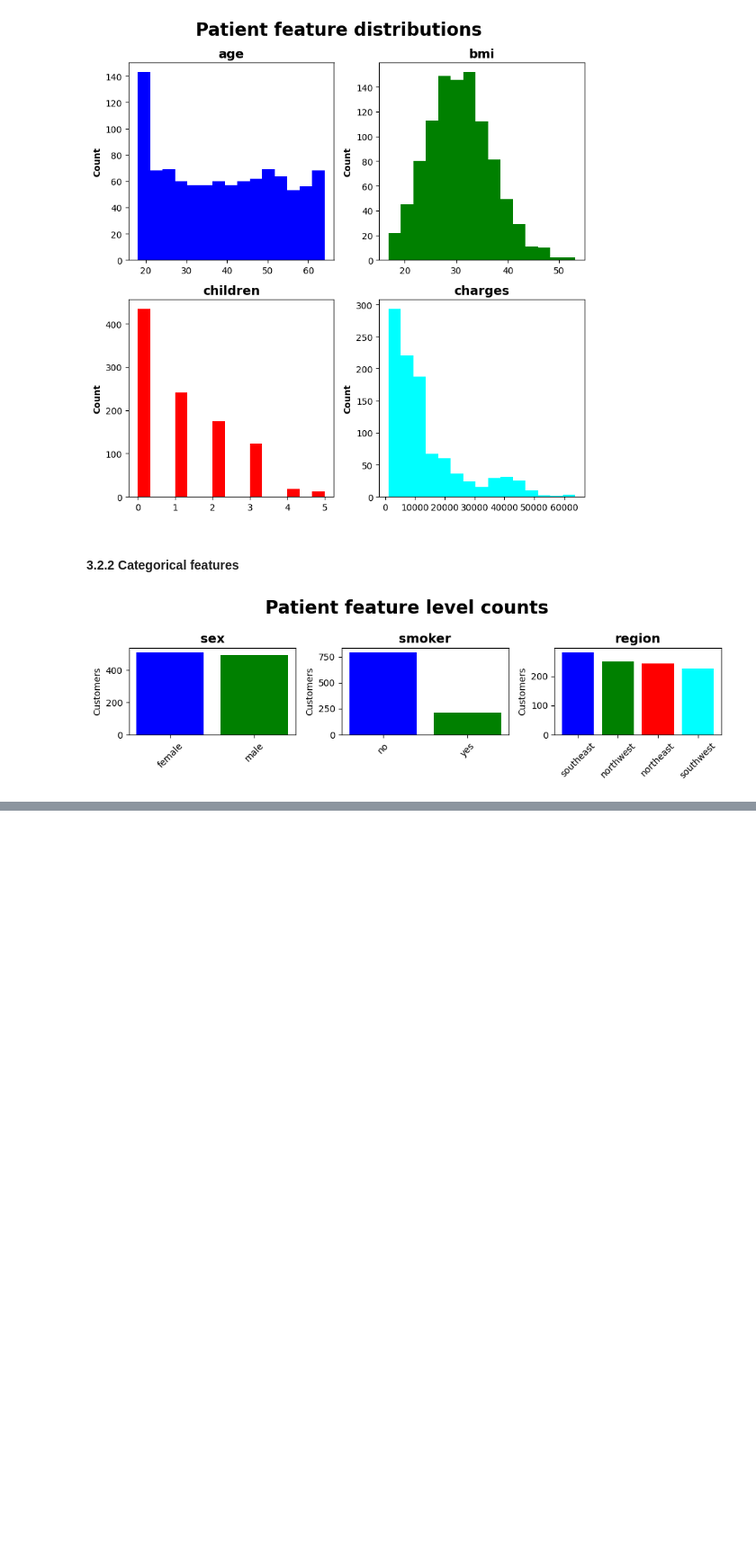
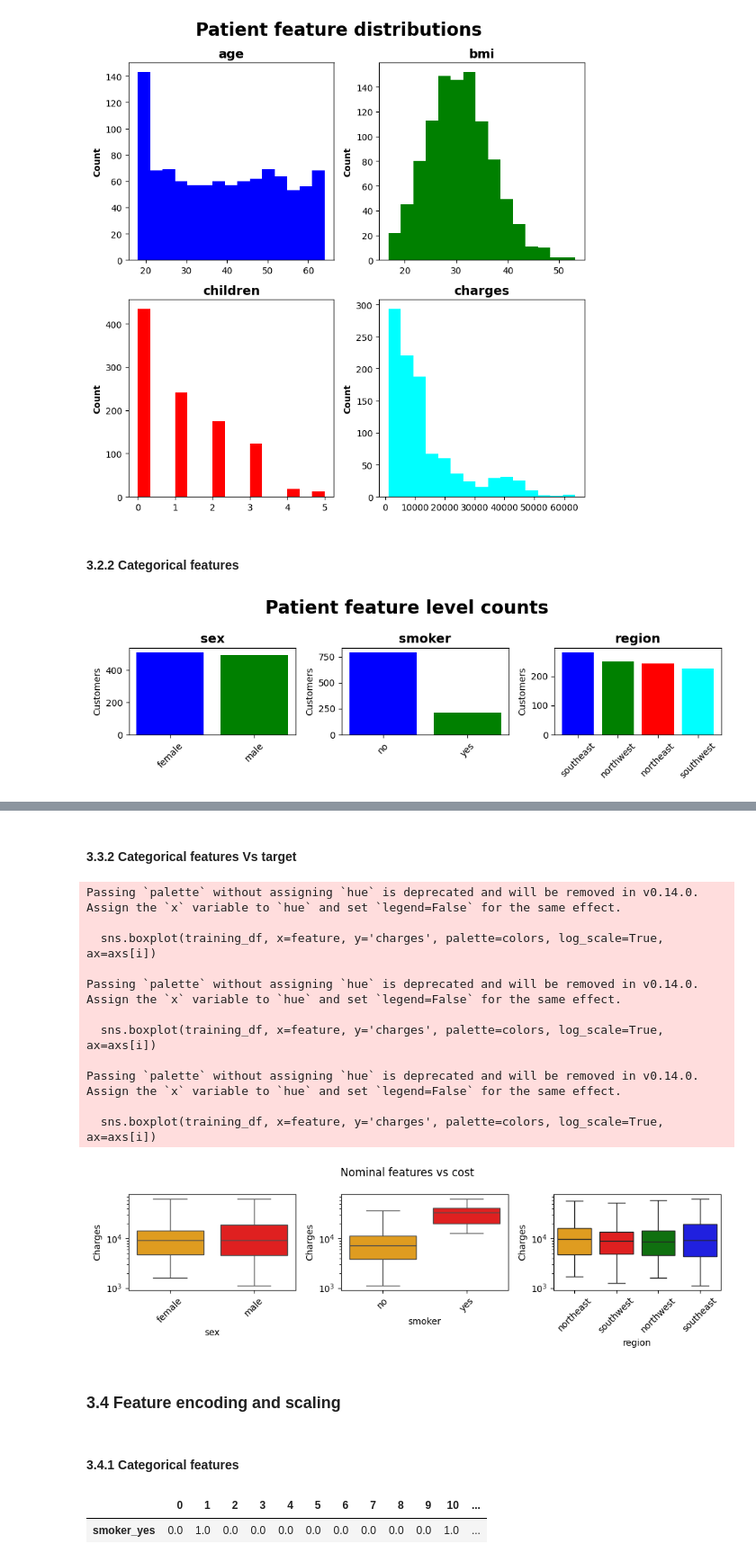
Before and after one commit to 4GeeksAcademy/Madesh-linear-regression, a Jupyter notebook: src/Madesh_solution.ipynb, the cells around one changed output, grey strips where cells are left out. Shown at 90% size. Drawn from its saved outputs; the diff is of its cells as text; code cells hidden in the pictures; blank space fills up the shorter version.

```diff
--- a/src/Madesh_solution.ipynb
+++ b/src/Madesh_solution.ipynb
@@ -161,0 +188,49 @@ fig.show()
+# %% [markdown]
+#### 3.3.2 Categorical features Vs target
+# %%
+fig, axs=plt.subplots(1,3, figsize=(10,3))
+axs=axs.flatten()
+colors = ['orange', 'red', 'green','blue']
+fig.suptitle('Nominal features vs cost')
+
+for i, feature in enumerate(cat_features):
+
+    sns.boxplot(training_df, x=feature, y='charges', palette=colors, log_scale=True, ax=axs[i])
+    axs[i].tick_params(axis='x', labelrotation=45)
+    axs[i].set_xlabel(feature)
+    axs[i].set_ylabel('Charges')
+
+plt.tight_layout()
+plt.show()
+# %% [output]
+Passing `palette` without assigning `hue` is deprecated and will be removed in v0.14.0. Assign the `x` variable to `hue` and set `legend=False` for the same effect.
+
+  sns.boxplot(training_df, x=feature, y='charges', palette=colors, log_scale=True, ax=axs[i])
+
+Passing `palette` without assigning `hue` is deprecated and will be removed in v0.14.0. Assign the `x` variable to `hue` and set `legend=False` for the same effect.
+
+  sns.boxplot(training_df, x=feature, y='charges', palette=colors, log_scale=True, ax=axs[i])
+
+Passing `palette` without assigning `hue` is deprecated and will be removed in v0.14.0. Assign the `x` variable to `hue` and set `legend=False` for the same effect.
+
+  sns.boxplot(training_df, x=feature, y='charges', palette=colors, log_scale=True, ax=axs[i])
+[figure, added]
+# %% [markdown]
+### 3.4 Feature encoding and scaling
+# %% [markdown]
+#### 3.4.1 Categorical features
+# %%
+cat_features = ['smoker']
+encoder=OneHotEncoder(drop='first', sparse_output=False)
+encoder.fit(training_df[cat_features])
+encoded_training_features=encoder.transform(training_df[cat_features])
+encoded_testing_features=encoder.transform(testing_df[cat_features])
+
+encoded_training_features_df=pd.DataFrame(encoded_training_features,columns=encoder.get_feature_names_out())
+
+encoded_testing_features_df=pd.DataFrame(encoded_testing_features,columns=encoder.get_feature_names_out())
+
+encoded_training_features_df.head(n=20).T
+# %% [output]
+|  | 0 | 1 | 2 | 3 | 4 | 5 | 6 | 7 | 8 | 9 | 10 | ... |
+| smoker_yes | 0.0 | 1.0 | 0.0 | 0.0 | 0.0 | 0.0 | 0.0 | 0.0 | 0.0 | 0.0 | 1.0 | ... |
```
Also changed, not shown: parts of 25 cells of this notebook.
